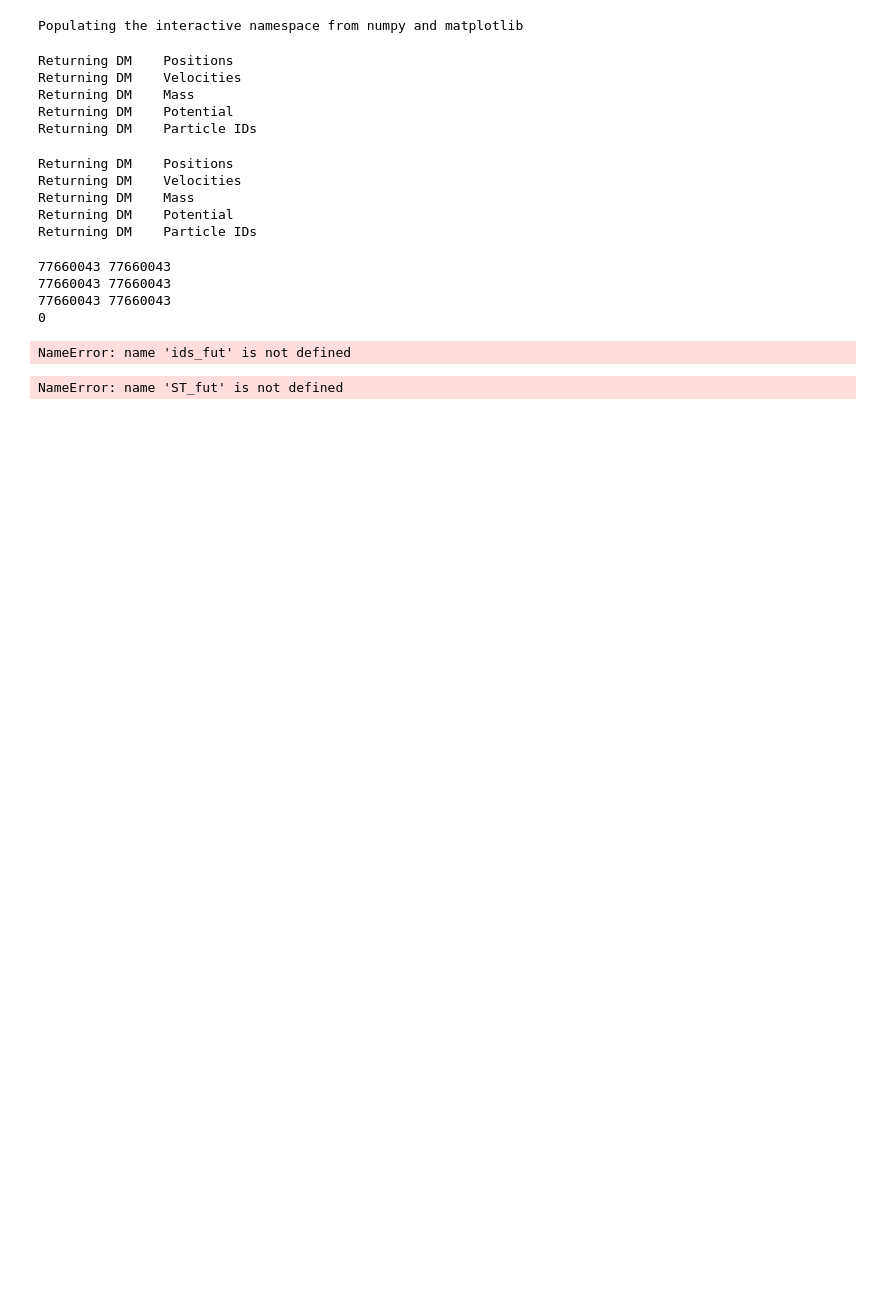
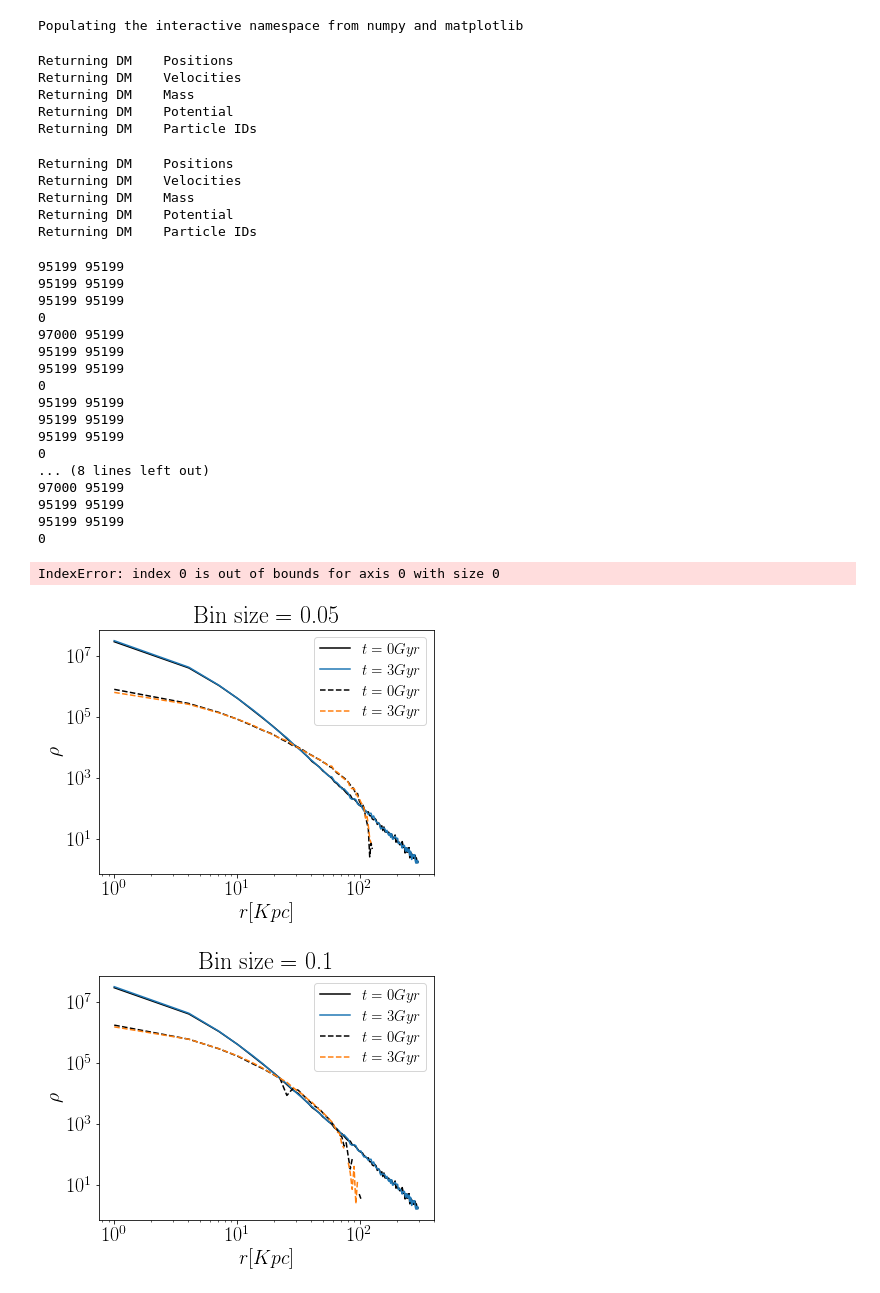
Before and after one commit to chervs/tracers_triaxial, a Jupyter notebook: test_Stracers.ipynb, the cells around one changed output. Drawn from its saved outputs; the diff is of its cells as text; code cells hidden in the pictures; blank space fills up the shorter version.

```diff
--- a/test_Stracers.ipynb
+++ b/test_Stracers.ipynb
@@ -123,8 +126,8 @@ def energies(snap, rcut=0, LMC=0):
 
     return rr, Ekk, MW_pot, MW_ids, MW_mass, MW_pos, MW_vel
 # %%
-rr_init, Ekk_init, Epp_init, ids_init, massarr_init, mw_pos, mw_vel = energies('../MW_anisotropy/code/test_snaps/MW2_100M_beta0_vir_020'
-                                                                              ,rcut=300)
+rr_init, Ekk_init, Epp_init, ids_init, massarr_init, mw_pos, mw_vel = energies('./halos/LMC1_97K_vir_000'
+                                                                               , rcut=300)
 # %% [output]
 Returning DM    Positions
 Returning DM    Velocities
@@ -132,31 +135,10 @@ Returning DM    Mass
 Returning DM    Potential
 Returning DM    Particle IDs
 # %%
-rr_fut, Ekk_fut, Epp_fut, ids_fut, massarr_fut, mw_pos_f, mw_vel_f = energies('../MW_anisotropy/code/test_snaps/MW2_100M_beta0_vir_040')
+rr_fut, Ekk_fut, Epp_fut, ids_fut, massarr_fut, mw_pos_f, mw_vel_f = energies('./halos/LMC1_97K_vir_060')
 # %% [output]
 Returning DM    Positions
 Returning DM    Velocities
 Returning DM    Mass
 Returning DM    Potential
 Returning DM    Particle IDs
-# %%
-wh, w_ids_h = st.weight_triaxial(rr_init, Ekk_init, Epp_init, ids_init, massarr_init[3],
-                                 0.01, 100, 1, 'Hernquist', [25])
-# %%
-# # stellar properties at the begining:
-ST_init  = Stellar_properties(w_ids_h, wh, ids_init, massarr_init, mw_pos, mw_vel)
-# %% [output]
-77660043 77660043
-77660043 77660043
-77660043 77660043
-0
-# %%
-# stellar properties at the present time:
-ST_fut  = Stellar_properties(w_ids_h, wh, ids_fut, massarr_fut, mw_pos_f, mw_vel_f)
-# %% [output]
-NameError: name 'ids_fut' is not defined
-# %%
-all_i, mass_n_i, pos_i, vel_i = ST_init
-all_f, mass_n_f, pos_f, vel_f = ST_fut
-# %% [output]
-NameError: name 'ST_fut' is not defined
@@ -168,0 +145,53 @@ vel_f_w = np.array([velx_f, vely_f, velz_f]).T
+# %%
+#Computing weights
+binsize = [0.05, 0.1, 1, 2]
+n_bins = 200
+for i in range(len(binsize)):
+    wh, w_ids_h = st.weight_triaxial(rr_init, Ekk_init, Epp_init, ids_init, massarr_init[3],
+                                     binsize[i], n_bins, 1, 'Hernquist', [25])
+    ST_init  = Stellar_properties(w_ids_h, wh, ids_init, massarr_init, mw_pos, mw_vel)
+    ST_fut  = Stellar_properties(w_ids_h, wh, ids_fut, massarr_fut, mw_pos_f, mw_vel_f)
+    all_i, mass_n_i, pos_i, vel_i = ST_init
+    all_f, mass_n_f, pos_f, vel_f = ST_fut
+    ri_dm, rho_dm_init = rho_enclosed(rr_init, 1, 300, 100, massarr_init*1E10)
+    rf_dm, rho_dm_f = rho_enclosed(rr_fut, 1, 300, 100, massarr_fut*1E10)
+
+    r_pos_i_s = np.sqrt(pos_i[:,0]**2 + pos_i[:,1]**2 + pos_i[:,2]**2)
+    r_pos_f_s = np.sqrt(pos_f[:,0]**2 + pos_f[:,1]**2 + pos_f[:,2]**2)
+
+    ri_st, rho_st_init = rho_enclosed(r_pos_i_s, 1, 300, 100, mass_n_i)
+    rf_st, rho_st_f = rho_enclosed(r_pos_f_s, 1, 300, 100, mass_n_f)
+
+    figure(figsize=(6, 4.5))
+    title('Bin size = {}'.format(binsize[i]))
+    loglog(ri_dm, rho_dm_init, c='k', label = '$t=0 Gyr$')
+    loglog(rf_dm, rho_dm_f, label= '$t=3 Gyr$')
+
+    loglog(ri_st, rho_st_init, c='k', label = '$t=0 Gyr$', ls='--')
+    loglog(rf_st, rho_st_f, label= '$t=3 Gyr$', ls='--')
+
+    legend(fontsize=15)
+
+    ylabel(r'$\rho$')
+    xlabel('$r[Kpc]$')
+# %% [output]
+95199 95199
+95199 95199
+95199 95199
+0
+97000 95199
+95199 95199
+95199 95199
+0
+95199 95199
+95199 95199
+95199 95199
+0
+... (8 lines left out)
+97000 95199
+95199 95199
+95199 95199
+0
+IndexError: index 0 is out of bounds for axis 0 with size 0
+[figure, added]
+[figure, added]
```
Also changed, not shown: parts of 11 cells of this notebook.
